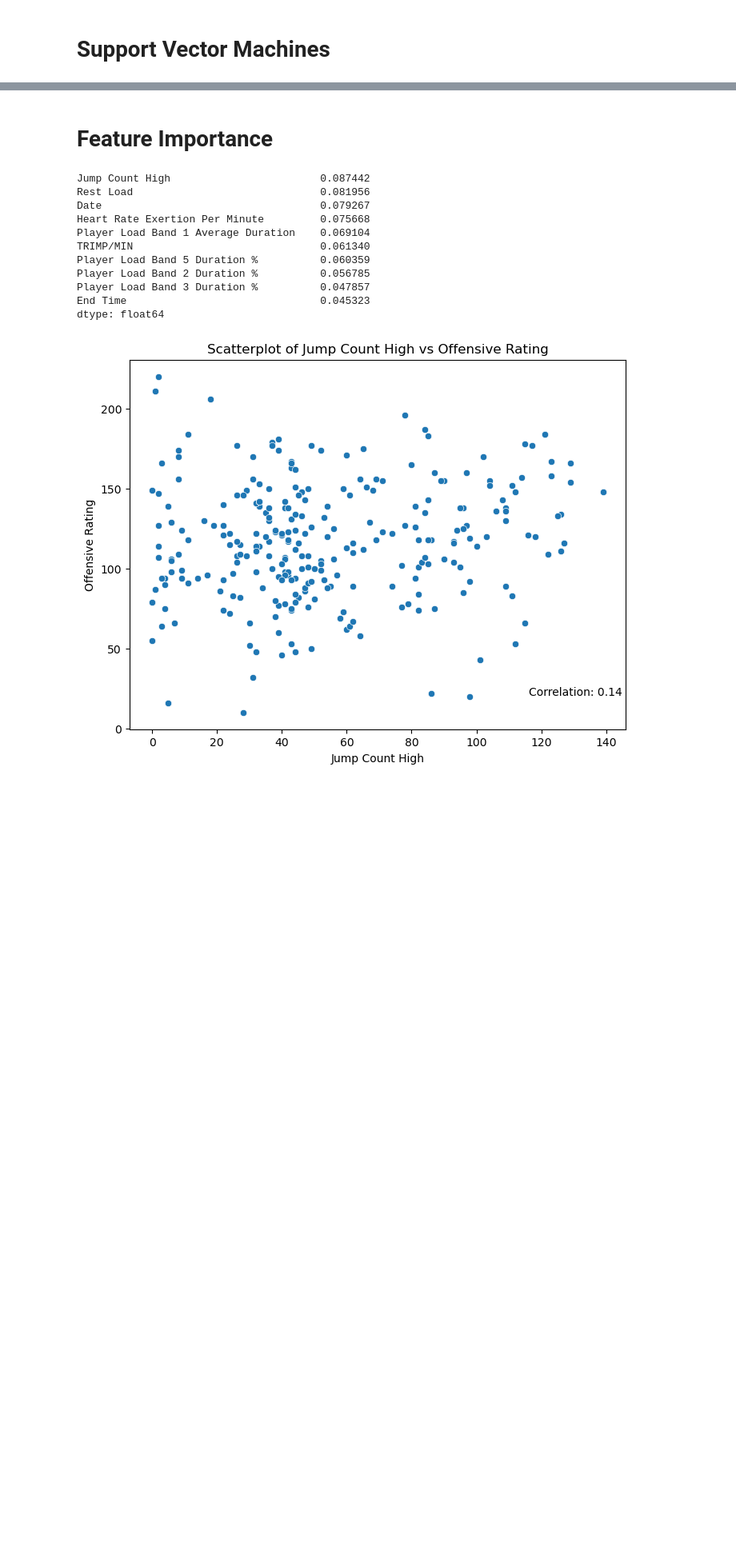
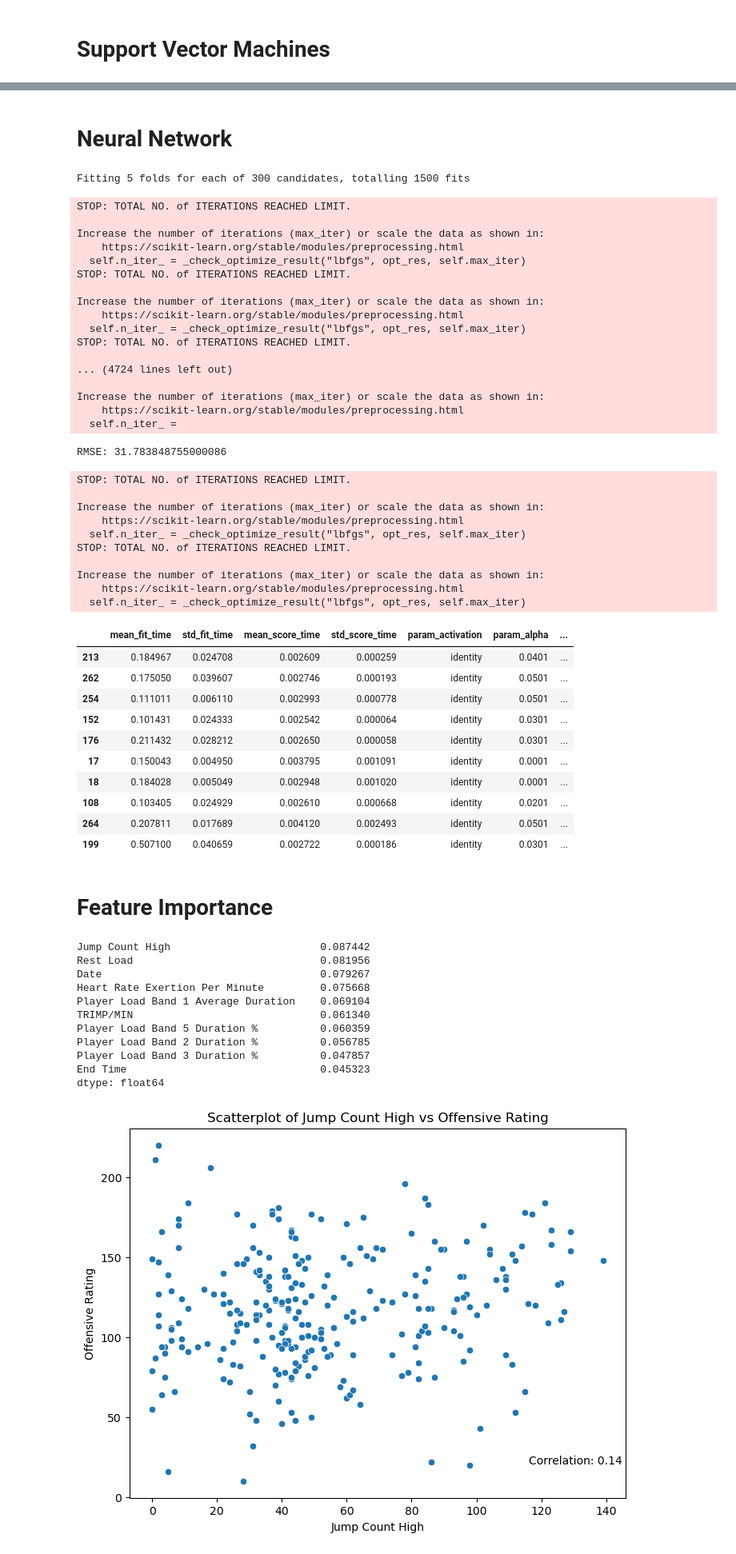
Before and after one commit to carsonp4/BYU-Stat486-BYUB, a Jupyter notebook: modeling.ipynb, the cells around one changed output, grey strips where cells are left out. Shown at 80% size. Saved outputs shown, nothing was run; the diff lists cells and outputs as text; code cells hidden in the pictures; blank space fills up the shorter version.

```diff
--- a/modeling.ipynb
+++ b/modeling.ipynb
@@ -466,3 +466,71 @@ RMSE: 34.076455668765355
+# %% [markdown]
+# Neural Network
+# %%
+from sklearn.neural_network import MLPRegressor
+
+nn_model = MLPRegressor()
+
+nn_grid = {
+    'hidden_layer_sizes': list(range(50, 300, 50)),
+    'activation': ['identity'], # got rid of tanh relu and logistic
+    'alpha': list(np.arange(0.0001, 0.06, 0.01)), # [0.0001, 0.05],
+    'learning_rate': ['constant','adaptive'], # got rid of invscaling
+    'solver': ['lbfgs'], # got rid of adam and sgd
+    'max_iter': list(range(30, 71, 10))
+}
+
+nn_grid_search = GridSearchCV(nn_model, nn_grid, cv=5, scoring='neg_root_mean_squared_error', verbose=1, n_jobs=-1)
+nn_grid_search.fit(X_train, y_train)
+
+nn_best_model = nn_grid_search.best_estimator_
+nn_best_model.fit(X_train, y_train)
+
+nn_pred = nn_best_model.predict(X_test)
+
+print(f"RMSE: {mean_squared_error(y_test, nn_pred, squared=False)}")
+
+pd.DataFrame(nn_grid_search.cv_results_).sort_values(by="rank_test_score").head(10)
+# %% [output]
+Fitting 5 folds for each of 300 candidates, totalling 1500 fits
+STOP: TOTAL NO. of ITERATIONS REACHED LIMIT.
+
+Increase the number of iterations (max_iter) or scale the data as shown in:
+    https://scikit-learn.org/stable/modules/preprocessing.html
+  self.n_iter_ = _check_optimize_result("lbfgs", opt_res, self.max_iter)
+STOP: TOTAL NO. of ITERATIONS REACHED LIMIT.
+
+Increase the number of iterations (max_iter) or scale the data as shown in:
+    https://scikit-learn.org/stable/modules/preprocessing.html
+  self.n_iter_ = _check_optimize_result("lbfgs", opt_res, self.max_iter)
+STOP: TOTAL NO. of ITERATIONS REACHED LIMIT.
+
+... (4724 lines left out)
+
+Increase the number of iterations (max_iter) or scale the data as shown in:
+    https://scikit-learn.org/stable/modules/preprocessing.html
+  self.n_iter_ =
+RMSE: 31.783848755000086
+STOP: TOTAL NO. of ITERATIONS REACHED LIMIT.
+
+Increase the number of iterations (max_iter) or scale the data as shown in:
+    https://scikit-learn.org/stable/modules/preprocessing.html
+  self.n_iter_ = _check_optimize_result("lbfgs", opt_res, self.max_iter)
+STOP: TOTAL NO. of ITERATIONS REACHED LIMIT.
+
+Increase the number of iterations (max_iter) or scale the data as shown in:
+    https://scikit-learn.org/stable/modules/preprocessing.html
+  self.n_iter_ = _check_optimize_result("lbfgs", opt_res, self.max_iter)
+|  | mean_fit_time | std_fit_time | mean_score_time | std_score_time | param_activation | param_alpha | ... |
+| 213 | 0.184967 | 0.024708 | 0.002609 | 0.000259 | identity | 0.0401 | ... |
+| 262 | 0.175050 | 0.039607 | 0.002746 | 0.000193 | identity | 0.0501 | ... |
+| 254 | 0.111011 | 0.006110 | 0.002993 | 0.000778 | identity | 0.0501 | ... |
+| 152 | 0.101431 | 0.024333 | 0.002542 | 0.000064 | identity | 0.0301 | ... |
+| 176 | 0.211432 | 0.028212 | 0.002650 | 0.000058 | identity | 0.0301 | ... |
+| 17 | 0.150043 | 0.004950 | 0.003795 | 0.001091 | identity | 0.0001 | ... |
+| 18 | 0.184028 | 0.005049 | 0.002948 | 0.001020 | identity | 0.0001 | ... |
+| 108 | 0.103405 | 0.024929 | 0.002610 | 0.000668 | identity | 0.0201 | ... |
+| 264 | 0.207811 | 0.017689 | 0.004120 | 0.002493 | identity | 0.0501 | ... |
+| 199 | 0.507100 | 0.040659 | 0.002722 | 0.000186 | identity | 0.0301 | ... |
 # %% [markdown]
 # Feature Importance
 # %%
```
Also changed, not shown: parts of 5 cells of this notebook.
